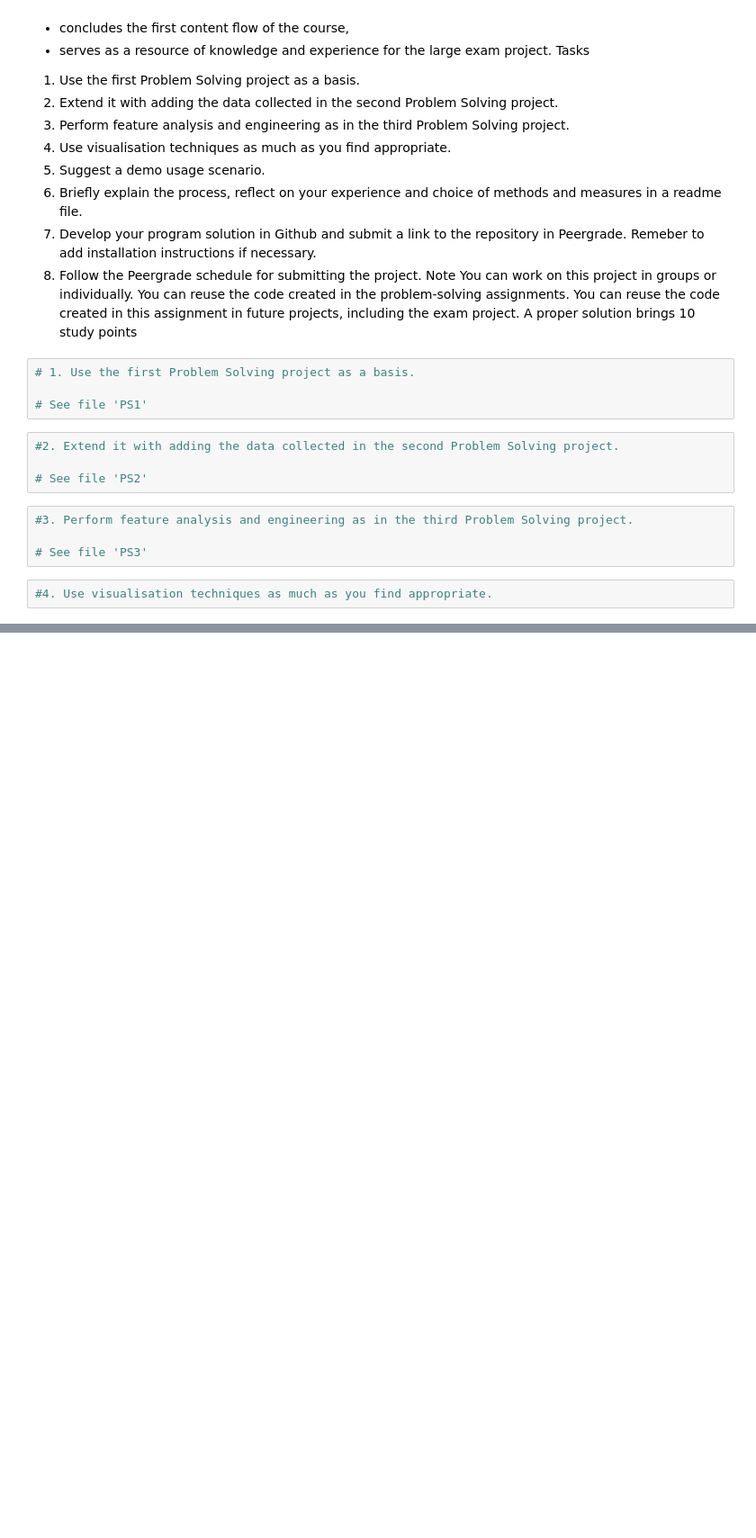
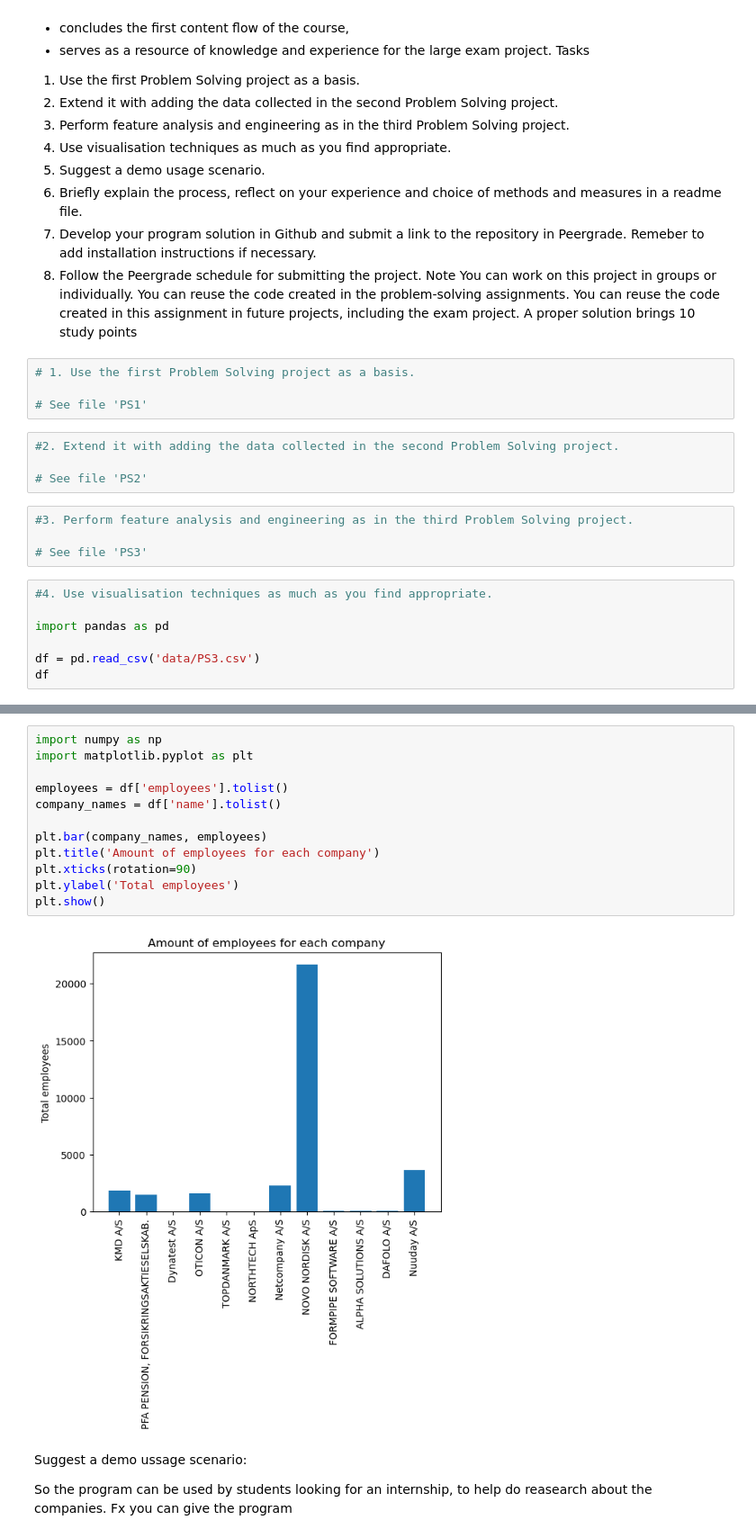
Before and after one commit to FrederikBA/DataScienceMP1, a Jupyter notebook: MP1.ipynb, the cells around one changed output, grey strips where cells are left out. Shown at 90% size. Saved outputs shown, nothing was run; the diff lists cells and outputs as text; blank space fills up the shorter version.

```diff
--- a/MP1.ipynb
+++ b/MP1.ipynb
@@ -42,3 +42,8 @@ A proper solution brings 10 study points
 # See file 'PS3'
 # %%
 #4. Use visualisation techniques as much as you find appropriate.
+
+import pandas as pd
+
+df = pd.read_csv('data/PS3.csv')
+df
@@ -44,0 +81,18 @@ A proper solution brings 10 study points
+# %%
+import numpy as np
+import matplotlib.pyplot as plt
+
+employees = df['employees'].tolist()
+company_names = df['name'].tolist()
+
+plt.bar(company_names, employees)
+plt.title('Amount of employees for each company')
+plt.xticks(rotation=90)
+plt.ylabel('Total employees')
+plt.show()
+# %% [output]
+[figure, added]
+# %% [markdown]
+Suggest a demo ussage scenario:
+
+So the program can be used by students looking for an internship, to help do reasearch about the companies. Fx you can give the program
```
Also changed, not shown: parts of 2 cells of this notebook.
